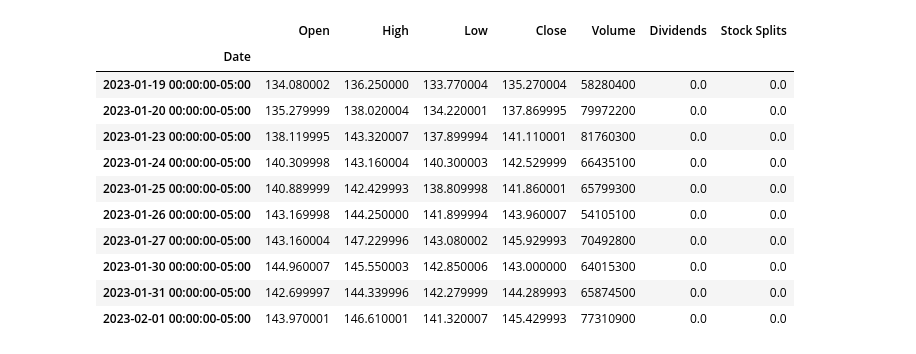
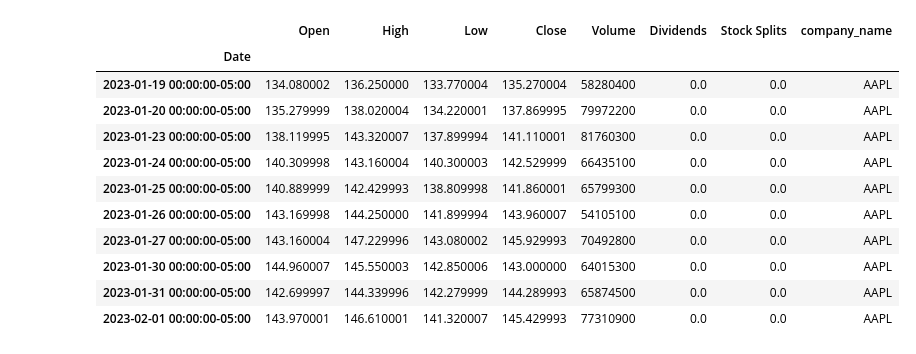
Before and after one commit to FerdyBerlianoP/Stock-Data-Analysis-with-LSTM, a Jupyter notebook: Stock_Data_Analyst_with_LSTM.ipynb, the cells around one changed output. Saved outputs shown, nothing was run; the diff lists cells and outputs as text; code cells hidden in the pictures.

```diff
--- a/Stock_Data_Analyst_with_LSTM.ipynb
+++ b/Stock_Data_Analyst_with_LSTM.ipynb
@@ -30,25 +32,30 @@ plt.style.use("fivethirtyeight")
 
 from datetime import datetime
 # %%
-from locale import D_FMT
+# df=pd.read_csv("/kaggle/input/tesla-inc-tsla-stock-price/TSLA.csv")
 df = yf.Ticker("AAPL").history(period="5y")
-
 # df['weekday'] = df.index.weekday
 # df['month_year'] = df.index.to_period('M')
 # friday_groupy = df[df['weekday'] == 4].groupby(['month_year'])
+#df.tail(10)
+AAPL=df
+company_list = [AAPL]
+company_name = ["AAPL"]
+for company, com_name in zip(company_list, company_name):
+    company["company_name"] = com_name
 
-# Tampilkan 5 baris data harga saham terbaru
+df = pd.concat(company_list, axis=0)
 df.tail(10)
 # %% [output]
-|  | Open | High | Low | Close | Volume | Dividends | Stock Splits |
-| Date |  |  |  |  |  |  |  |
-| 2023-01-19 00:00:00-05:00 | 134.080002 | 136.250000 | 133.770004 | 135.270004 | 58280400 | 0.0 | 0.0 |
-| 2023-01-20 00:00:00-05:00 | 135.279999 | 138.020004 | 134.220001 | 137.869995 | 79972200 | 0.0 | 0.0 |
-| 2023-01-23 00:00:00-05:00 | 138.119995 | 143.320007 | 137.899994 | 141.110001 | 81760300 | 0.0 | 0.0 |
-| 2023-01-24 00:00:00-05:00 | 140.309998 | 143.160004 | 140.300003 | 142.529999 | 66435100 | 0.0 | 0.0 |
-| 2023-01-25 00:00:00-05:00 | 140.889999 | 142.429993 | 138.809998 | 141.860001 | 65799300 | 0.0 | 0.0 |
-| 2023-01-26 00:00:00-05:00 | 143.169998 | 144.250000 | 141.899994 | 143.960007 | 54105100 | 0.0 | 0.0 |
-| 2023-01-27 00:00:00-05:00 | 143.160004 | 147.229996 | 143.080002 | 145.929993 | 70492800 | 0.0 | 0.0 |
-| 2023-01-30 00:00:00-05:00 | 144.960007 | 145.550003 | 142.850006 | 143.000000 | 64015300 | 0.0 | 0.0 |
-| 2023-01-31 00:00:00-05:00 | 142.699997 | 144.339996 | 142.279999 | 144.289993 | 65874500 | 0.0 | 0.0 |
-| 2023-02-01 00:00:00-05:00 | 143.970001 | 146.610001 | 141.320007 | 145.429993 | 77310900 | 0.0 | 0.0 |
+|  | Open | High | Low | Close | Volume | Dividends | Stock Splits | company_name |
+| Date |  |  |  |  |  |  |  |  |
+| 2023-01-19 00:00:00-05:00 | 134.080002 | 136.250000 | 133.770004 | 135.270004 | 58280400 | 0.0 | 0.0 | AAPL |
+| 2023-01-20 00:00:00-05:00 | 135.279999 | 138.020004 | 134.220001 | 137.869995 | 79972200 | 0.0 | 0.0 | AAPL |
+| 2023-01-23 00:00:00-05:00 | 138.119995 | 143.320007 | 137.899994 | 141.110001 | 81760300 | 0.0 | 0.0 | AAPL |
+| 2023-01-24 00:00:00-05:00 | 140.309998 | 143.160004 | 140.300003 | 142.529999 | 66435100 | 0.0 | 0.0 | AAPL |
+| 2023-01-25 00:00:00-05:00 | 140.889999 | 142.429993 | 138.809998 | 141.860001 | 65799300 | 0.0 | 0.0 | AAPL |
+| 2023-01-26 00:00:00-05:00 | 143.169998 | 144.250000 | 141.899994 | 143.960007 | 54105100 | 0.0 | 0.0 | AAPL |
+| 2023-01-27 00:00:00-05:00 | 143.160004 | 147.229996 | 143.080002 | 145.929993 | 70492800 | 0.0 | 0.0 | AAPL |
+| 2023-01-30 00:00:00-05:00 | 144.960007 | 145.550003 | 142.850006 | 143.000000 | 64015300 | 0.0 | 0.0 | AAPL |
+| 2023-01-31 00:00:00-05:00 | 142.699997 | 144.339996 | 142.279999 | 144.289993 | 65874500 | 0.0 | 0.0 | AAPL |
+| 2023-02-01 00:00:00-05:00 | 143.970001 | 146.610001 | 141.320007 | 145.429993 | 77310900 | 0.0 | 0.0 | AAPL |
```
Also changed, not shown: parts of 7 cells of this notebook.
